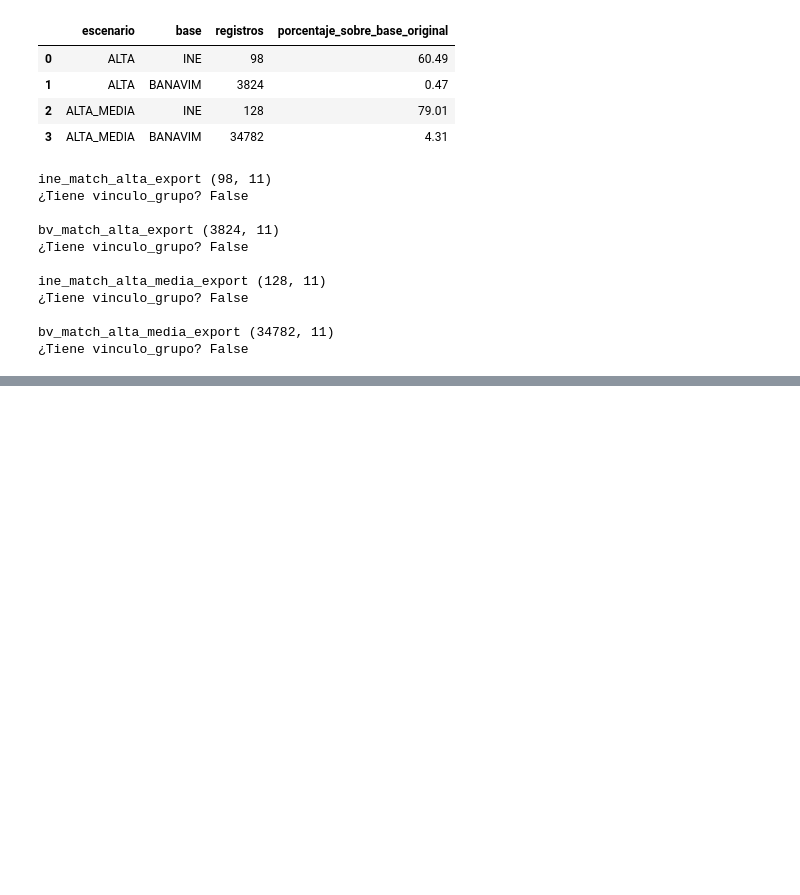
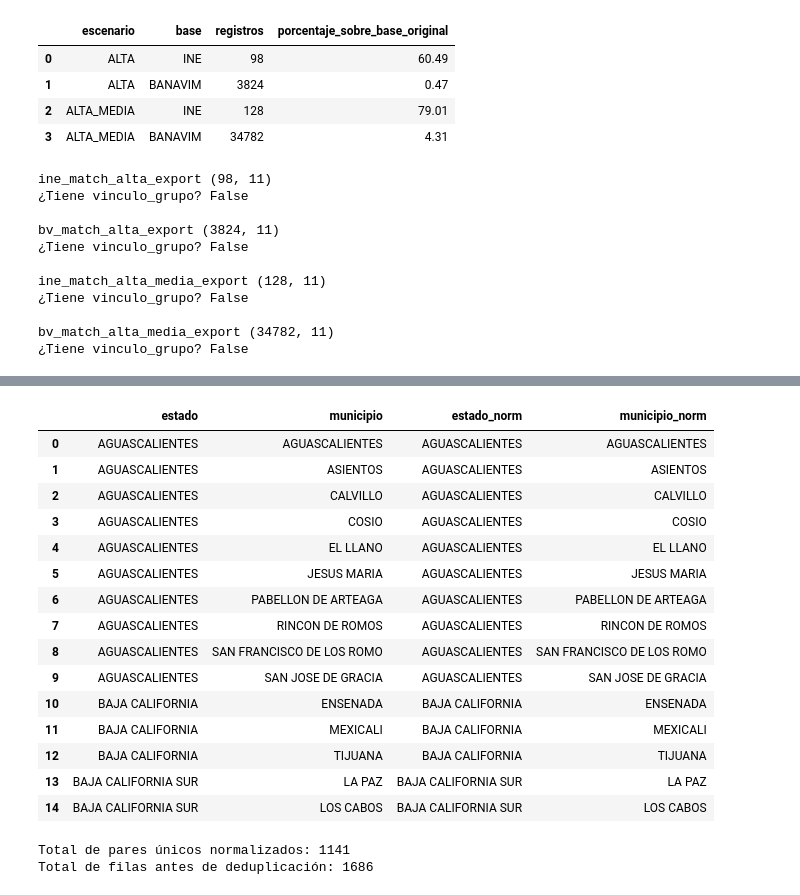
Before and after one commit to BesaidGarden/Calidad-y-Preprocesamiento-de-Datos---Registro-Publico-de-Agresores, a Jupyter notebook: Código/fusion_individuos.ipynb, the cells around one changed output, grey strips where cells are left out. Drawn from its saved outputs; the diff is of its cells as text; code cells hidden in the pictures; blank space fills up the shorter version.

```diff
--- a/Código/fusion_individuos.ipynb
+++ b/Código/fusion_individuos.ipynb
@@ -703,0 +938,63 @@ Bases guardadas en: ..\Data\fusion_outputs
+# %%
+import unicodedata
+import re
+
+def normalizar_geo(s):
+    """
+    Normaliza una cadena geográfica:
+    - Convierte a mayúsculas
+    - Elimina acentos
+    - Elimina puntuación
+    - Colapsa espacios múltiples
+    - Devuelve texto limpio
+    """
+    if pd.isna(s):
+        return ""
+
+    s = str(s).strip().upper()
+
+    # Eliminar acentos
+    s = "".join(
+        c for c in unicodedata.normalize("NFD", s)
+        if unicodedata.category(c) != "Mn"
+    )
+
+    # Eliminar puntuación (excepto espacios)
+    s = re.sub(r"[^\w\s]", "", s)
+
+    # Colapsar espacios múltiples
+    s = re.sub(r"\s+", " ", s).strip()
+
+    return s
+
+
+# Aplicar normalización a pares_estado_municipio
+pares_estado_municipio["estado_norm"] = pares_estado_municipio["estado"].apply(normalizar_geo)
+pares_estado_municipio["municipio_norm"] = pares_estado_municipio["municipio"].apply(normalizar_geo)
+
+# Muestra de resultados
+display(pares_estado_municipio[["estado", "municipio", "estado_norm", "municipio_norm"]].head(15))
+
+# Contar pares únicos
+pares_unicos = pares_estado_municipio[["estado_norm", "municipio_norm"]].drop_duplicates()
+print(f"\nTotal de pares únicos normalizados: {len(pares_unicos)}")
+print(f"Total de filas antes de deduplicación: {len(pares_estado_municipio)}")
+# %% [output]
+|  | estado | municipio | estado_norm | municipio_norm |
+| 0 | AGUASCALIENTES | AGUASCALIENTES | AGUASCALIENTES | AGUASCALIENTES |
+| 1 | AGUASCALIENTES | ASIENTOS | AGUASCALIENTES | ASIENTOS |
+| 2 | AGUASCALIENTES | CALVILLO | AGUASCALIENTES | CALVILLO |
+| 3 | AGUASCALIENTES | COSIO | AGUASCALIENTES | COSIO |
+| 4 | AGUASCALIENTES | EL LLANO | AGUASCALIENTES | EL LLANO |
+| 5 | AGUASCALIENTES | JESUS MARIA | AGUASCALIENTES | JESUS MARIA |
+| 6 | AGUASCALIENTES | PABELLON DE ARTEAGA | AGUASCALIENTES | PABELLON DE ARTEAGA |
+| 7 | AGUASCALIENTES | RINCON DE ROMOS | AGUASCALIENTES | RINCON DE ROMOS |
+| 8 | AGUASCALIENTES | SAN FRANCISCO DE LOS ROMO | AGUASCALIENTES | SAN FRANCISCO DE LOS ROMO |
+| 9 | AGUASCALIENTES | SAN JOSE DE GRACIA | AGUASCALIENTES | SAN JOSE DE GRACIA |
+| 10 | BAJA CALIFORNIA | ENSENADA | BAJA CALIFORNIA | ENSENADA |
+| 11 | BAJA CALIFORNIA | MEXICALI | BAJA CALIFORNIA | MEXICALI |
+| 12 | BAJA CALIFORNIA | TIJUANA | BAJA CALIFORNIA | TIJUANA |
+| 13 | BAJA CALIFORNIA SUR | LA PAZ | BAJA CALIFORNIA SUR | LA PAZ |
+| 14 | BAJA CALIFORNIA SUR | LOS CABOS | BAJA CALIFORNIA SUR | LOS CABOS |
+Total de pares únicos normalizados: 1141
+Total de filas antes de deduplicación: 1686
```
Also changed, not shown: parts of 19 cells of this notebook, 14 other files.
